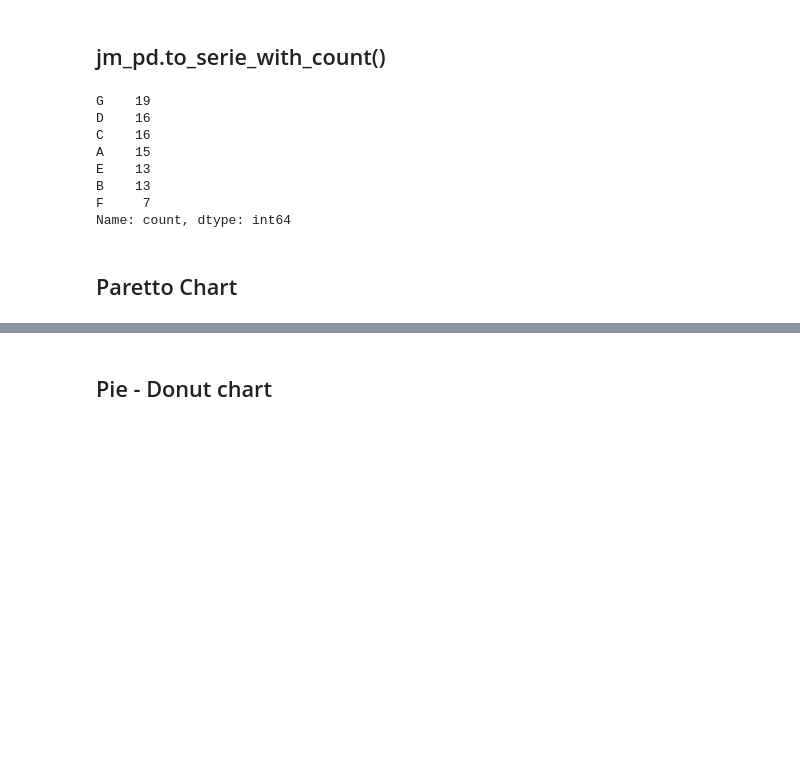
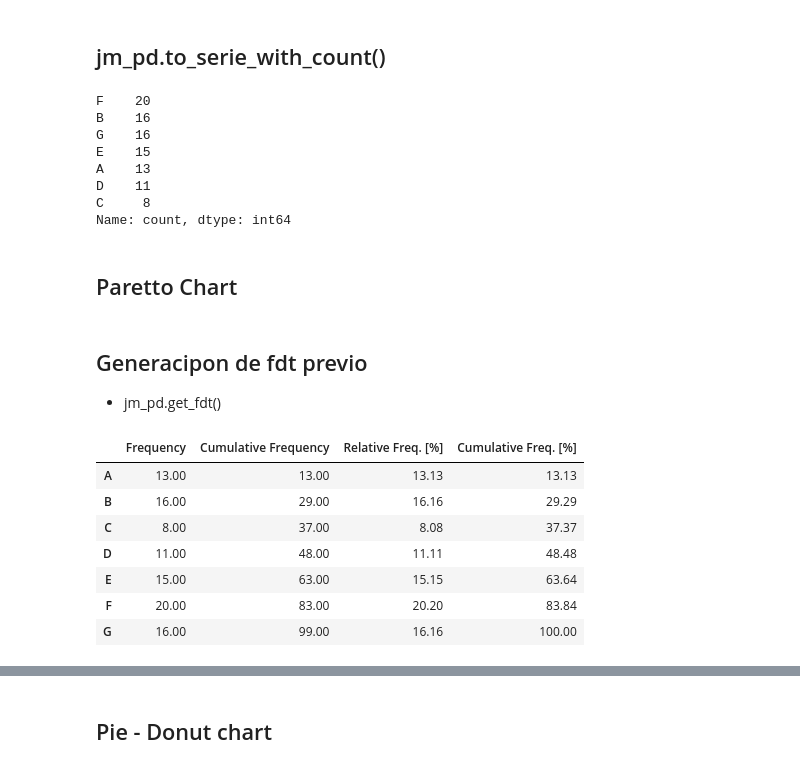
Before and after one commit to jmonti-gh/jm_datascience, a Jupyter notebook: test_jm/test_charts.ipynb, the cells around one changed output, grey strips where cells are left out. Saved outputs shown, nothing was run; the diff lists cells and outputs as text; code cells hidden in the pictures; blank space fills up the shorter version.

```diff
--- a/test_jm/test_charts.ipynb
+++ b/test_jm/test_charts.ipynb
@@ -44,16 +45,30 @@ sr_str = jm_pd.to_serie_with_count(lst_str)                         # <- jm_pd.t
 # %% [markdown]
 ## jm_pd.to_serie_with_count()
 # %%
-sr_counted = jm_pd.to_serie_with_count(lst_str, count=True)
+sr_counted = jm_pd.to_serie_with_count(lst_str, must_count=True)
 sr_counted
 # %% [output]
-G    19
-D    16
-C    16
-A    15
-E    13
-B    13
-F     7
+F    20
+B    16
+G    16
+E    15
+A    13
+D    11
+C     8
 Name: count, dtype: int64
 # %% [markdown]
 ## Paretto Chart
+# %% [markdown]
+## Generacipon de fdt previo
+- jm_pd.get_fdt()
+# %%
+jm_pd.get_fdt(lst_str, must_count=True).map(jm_prt.fmt_nums)
+# %% [output]
+|  | Frequency | Cumulative Frequency | Relative Freq. [%] | Cumulative Freq. [%] |
+| A | 13.00 | 13.00 | 13.13 | 13.13 |
+| B | 16.00 | 29.00 | 16.16 | 29.29 |
+| C | 8.00 | 37.00 | 8.08 | 37.37 |
+| D | 11.00 | 48.00 | 11.11 | 48.48 |
+| E | 15.00 | 63.00 | 15.15 | 63.64 |
+| F | 20.00 | 83.00 | 20.20 | 83.84 |
+| G | 16.00 | 99.00 | 16.16 | 100.00 |
```
Also changed, not shown: parts of 3 cells of this notebook, 1 other file.
